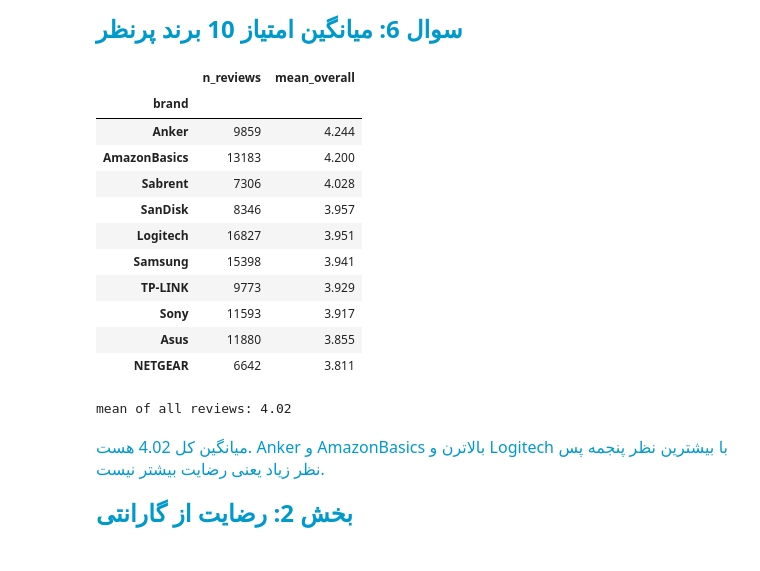
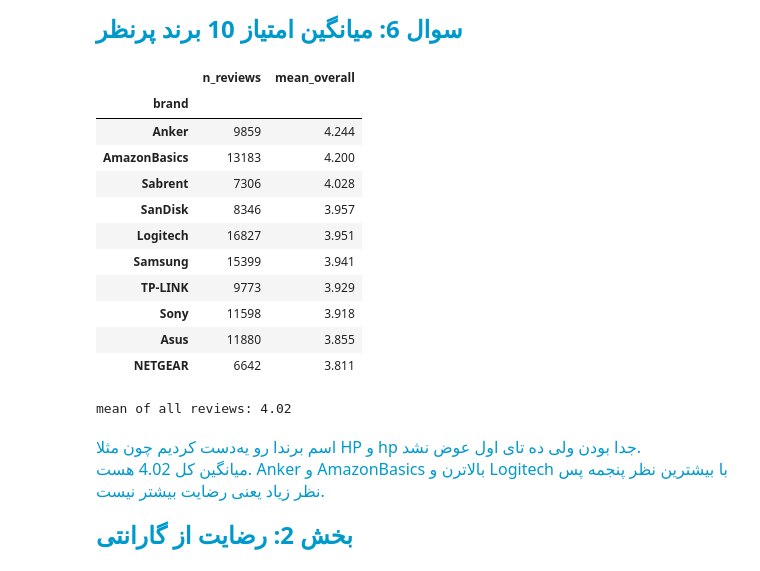
Before and after one commit to AI-BootCamp-g4/ai-bootcamp-project-2, a Jupyter notebook: problem2/q2_part1_part2.ipynb, the cells around one changed output. Saved outputs shown, nothing was run; the diff lists cells and outputs as text; code cells hidden in the pictures.

```diff
--- a/problem2/q2_part1_part2.ipynb
+++ b/problem2/q2_part1_part2.ipynb
@@ -17,7 +17,9 @@ from wordcloud import WordCloud
 from gensim.models import Word2Vec
 from gensim.models import KeyedVectors
 # %%
-PATH = r'C:\Users\Arthur\Desktop\Project2_Data'
+PATH = '.'
+OUT = 'outputs'
+os.makedirs(OUT, exist_ok=True)
 
 train = pd.read_csv(PATH + r'\train_data.csv', low_memory=False)
 products = pd.read_csv(PATH + r'\title_brand.csv')
@@ -345,26 +350,32 @@ display(top_products)
 <b>سوال 6: میانگین امتیاز 10 برند پرنظر</b>
 </font></p>
 # %%
+brand_counts = df['brand'].value_counts()
+main_name = pd.Series(brand_counts.index, index=brand_counts.index.str.strip().str.lower())
+main_name = main_name[~main_name.index.duplicated()]
+df['brand'] = df['brand'].str.strip().str.lower().map(main_name)
+
 top_brands = df.groupby('brand')['overall'].agg(n_reviews='size', mean_overall='mean').sort_values('n_reviews', ascending=False).head(10).sort_values('mean_overall', ascending=False).round(3)
 
 display(top_brands)
 print('mean of all reviews:', round(df['overall'].mean(), 3))
 # %% [output]
 |  | n_reviews | mean_overall |
 | brand |  |  |
 | Anker | 9859 | 4.244 |
 | AmazonBasics | 13183 | 4.200 |
 | Sabrent | 7306 | 4.028 |
 | SanDisk | 8346 | 3.957 |
 | Logitech | 16827 | 3.951 |
-| Samsung | 15398 | 3.941 |
+| Samsung | 15399 | 3.941 |
 | TP-LINK | 9773 | 3.929 |
-| Sony | 11593 | 3.917 |
+| Sony | 11598 | 3.918 |
 | Asus | 11880 | 3.855 |
 | NETGEAR | 6642 | 3.811 |
 mean of all reviews: 4.02
 # %% [markdown]
 <p dir=rtl style="direction: rtl; text-align: justify; line-height:200%; font-family:vazir; font-size:medium"><font face="vazir" color="#0099cc" size=3>
+اسم برندا رو یه‌دست کردیم چون مثلا HP و hp جدا بودن ولی ده تای اول عوض نشد.<br>
 میانگین کل 4.02 هست. Anker و AmazonBasics بالاترن و Logitech با بیشترین نظر پنجمه پس نظر زیاد یعنی رضایت بیشتر نیست.
 </font></p>
 # %% [markdown]
```
Also changed, not shown: parts of 16 cells of this notebook.
